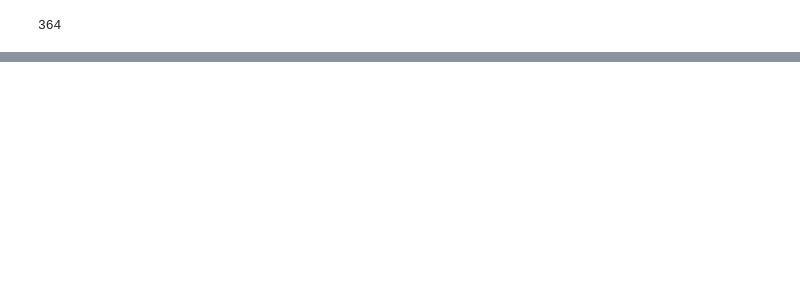
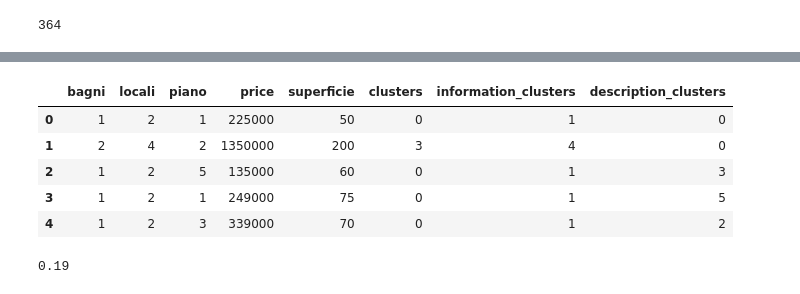
Before and after one commit to AVcodeMaverick7/ADM_HW4_Group_7, a Jupyter notebook: HM4_Asia.ipynb, the cells around one changed output, grey strips where cells are left out. Cells and saved outputs as stored; diff of their text form; code cells hidden in the pictures; blank space fills up the shorter version.

```diff
--- a/HM4_Asia.ipynb
+++ b/HM4_Asia.ipynb
@@ -113,0 +176,3 @@ len(dataset1) #number of rows
+# %%
+kmeanModel = KMeans(n_clusters=5, max_iter=1000).fit(dataset11)
+dataset11['information_clusters'] = kmeanModel.labels_
@@ -113,0 +192,17 @@ len(dataset1) #number of rows
+# %%
+dataset11['description_clusters'] = [random.randint(0, 5) for i in range(364)]
+# %%
+dataset11.head()
+# %% [output]
+|  | bagni | locali | piano | price | superficie | clusters | information_clusters | description_clusters |
+| 0 | 1 | 2 | 1 | 225000 | 50 | 0 | 1 | 0 |
+| 1 | 2 | 4 | 2 | 1350000 | 200 | 3 | 4 | 0 |
+| 2 | 1 | 2 | 5 | 135000 | 60 | 0 | 1 | 3 |
+| 3 | 1 | 2 | 1 | 249000 | 75 | 0 | 1 | 5 |
+| 4 | 1 | 2 | 3 | 339000 | 70 | 0 | 1 | 2 |
+# %%
+from  sklearn.metrics import jaccard_similarity_score
+jaccard_sim = round(jaccard_similarity_score(kmeanModel.labels_, [random.randint(0, 5) for i in range(364)]), 2)
+jaccard_sim
+# %% [output]
+0.19
```
Also changed, not shown: parts of 11 cells of this notebook.
